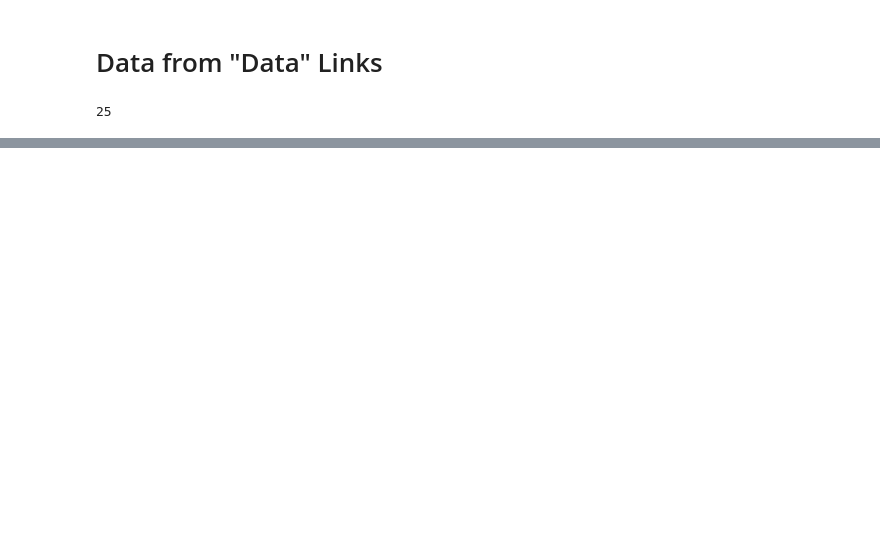
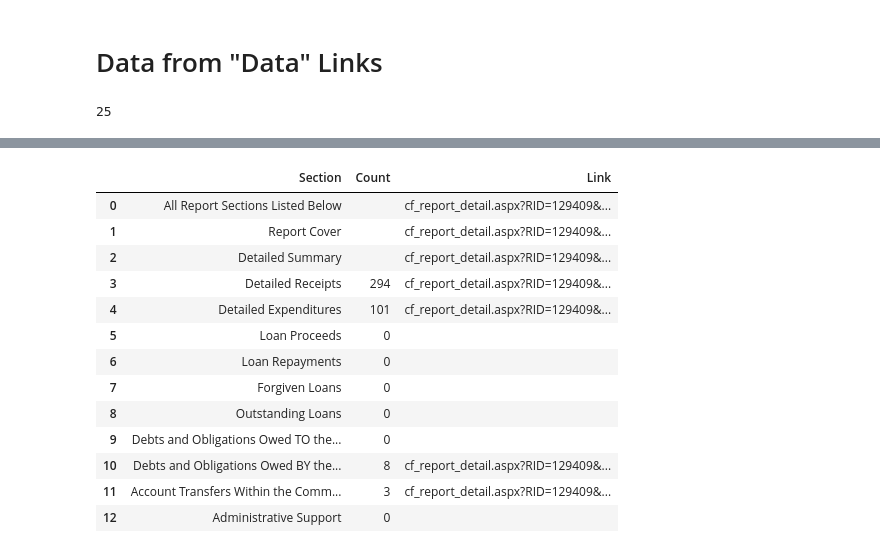
Before and after one commit to immersinn/ncga, a Jupyter notebook: notebooks/explore/PAC Filings Datasheets.ipynb, the cells around one changed output, grey strips where cells are left out. Saved outputs shown, nothing was run; the diff lists cells and outputs as text; code cells hidden in the pictures; blank space fills up the shorter version.

```diff
--- a/notebooks/explore/PAC Filings Datasheets.ipynb
+++ b/notebooks/explore/PAC Filings Datasheets.ipynb
@@ -132,0 +137,2 @@ data_pages['soup'] = data_pages.html.apply(lambda x: bs(x, 'html.parser'))
+# %%
+tables = soup.find_all('table')
@@ -132,0 +143,2 @@ data_pages['soup'] = data_pages.html.apply(lambda x: bs(x, 'html.parser'))
+# %%
+table = tables[0]
@@ -132,0 +185,38 @@ data_pages['soup'] = data_pages.html.apply(lambda x: bs(x, 'html.parser'))
+# %%
+def data_from_statementtable(table):
+    # Three columns
+    data = []
+    entries = table.find_all('td')
+    header = [e.text for e in entries[:3]]
+    for i in range(3,len(entries),3):
+        subd = []
+        for c,e in zip(header, entries[i:(i+3)]):
+            if c != 'Link':
+                subd.append(e.text)
+            else:
+                try:
+                    subd.append(e.find('a')['href'])
+                except KeyError:
+                    subd.append('')
+        data.append(subd)
+    df = pandas.DataFrame(data, columns=header)
+    return(df)
+# %%
+d = data_from_statementtable(table)
+# %%
+d
+# %% [output]
+|  | Section | Count | Link |
+| 0 | All Report Sections Listed Below |  | cf_report_detail.aspx?RID=129409&... |
+| 1 | Report Cover |  | cf_report_detail.aspx?RID=129409&... |
+| 2 | Detailed Summary |  | cf_report_detail.aspx?RID=129409&... |
+| 3 | Detailed Receipts | 294 | cf_report_detail.aspx?RID=129409&... |
+| 4 | Detailed Expenditures | 101 | cf_report_detail.aspx?RID=129409&... |
+| 5 | Loan Proceeds | 0 |  |
+| 6 | Loan Repayments | 0 |  |
+| 7 | Forgiven Loans | 0 |  |
+| 8 | Outstanding Loans | 0 |  |
+| 9 | Debts and Obligations Owed TO the... | 0 |  |
+| 10 | Debts and Obligations Owed BY the... | 8 | cf_report_detail.aspx?RID=129409&... |
+| 11 | Account Transfers Within the Comm... | 3 | cf_report_detail.aspx?RID=129409&... |
+| 12 | Administrative Support | 0 |  |
```
Also changed, not shown: parts of 5 cells of this notebook, 3 other files.
